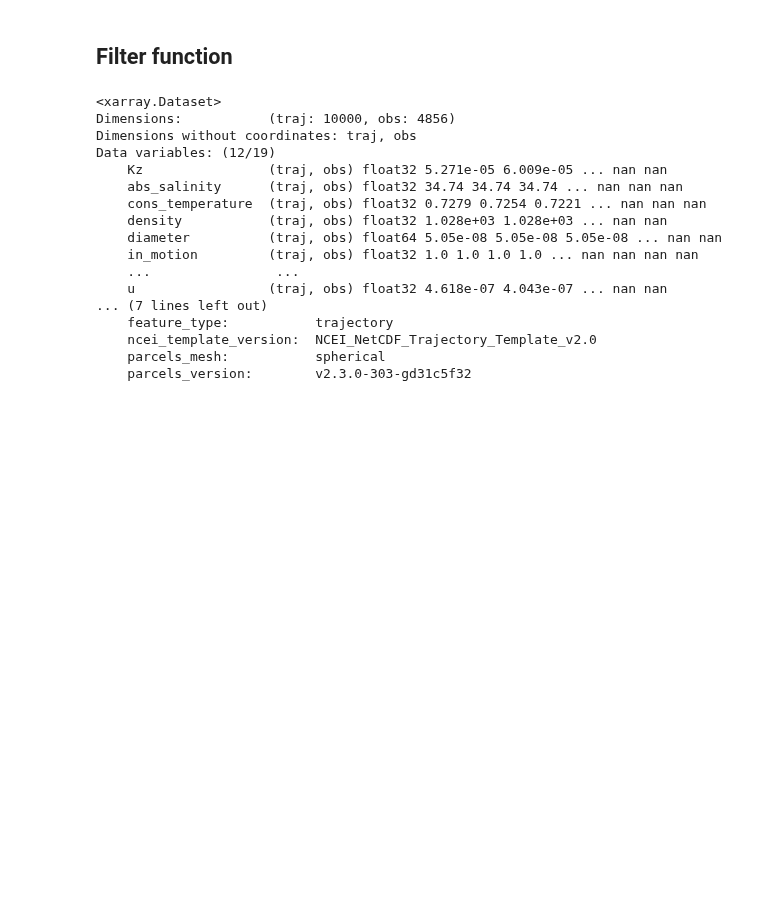
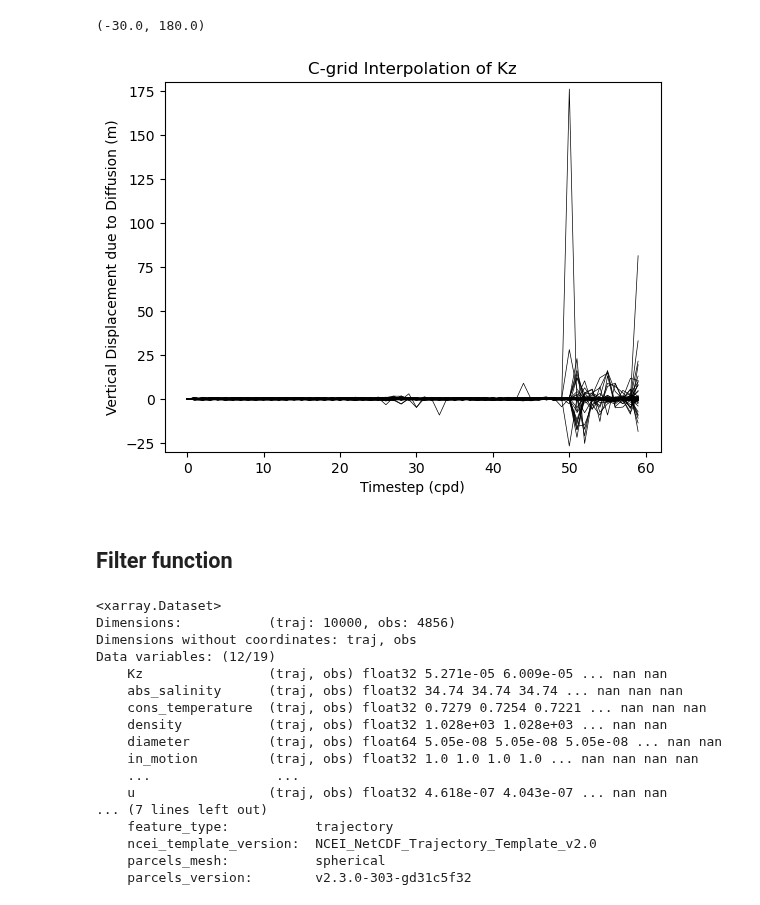
Before and after one commit to OceanParcels/Backtracking_Abyssal_Nanoplastics, a Jupyter notebook: notebooks/zarr_outputs.ipynb, the cells around one changed output. Saved outputs shown, nothing was run; the diff lists cells and outputs as text; code cells hidden in the pictures; blank space fills up the shorter version.

```diff
--- a/notebooks/zarr_outputs.ipynb
+++ b/notebooks/zarr_outputs.ipynb
@@ -22,3 +54,17 @@ sim = sim.compute()
+# %%
+sim2 = xr.open_zarr('/storage/shared/oceanparcels/output_data/data_Claudio/hc13_2/hc13_0.zarr/')
+sim2 = sim2.compute()
+# %%
+for i in tqdm(range(0, 100, 1)):
+    plt.plot(sim2.z_kz[i,:60], 'k', linewidth=0.5)
+
+plt.ylabel('Vertical Displacement due to Diffusion (m)')
+plt.xlabel('Timestep (cpd)')
+plt.title('C-grid Interpolation of Kz')
+plt.ylim(-30,180)
+# %% [output]
+(-30.0, 180.0)
+[figure, added]
 # %% [markdown]
 ## Filter function
 # %%
```
Also changed, not shown: parts of 3 cells of this notebook, 5 other files.
